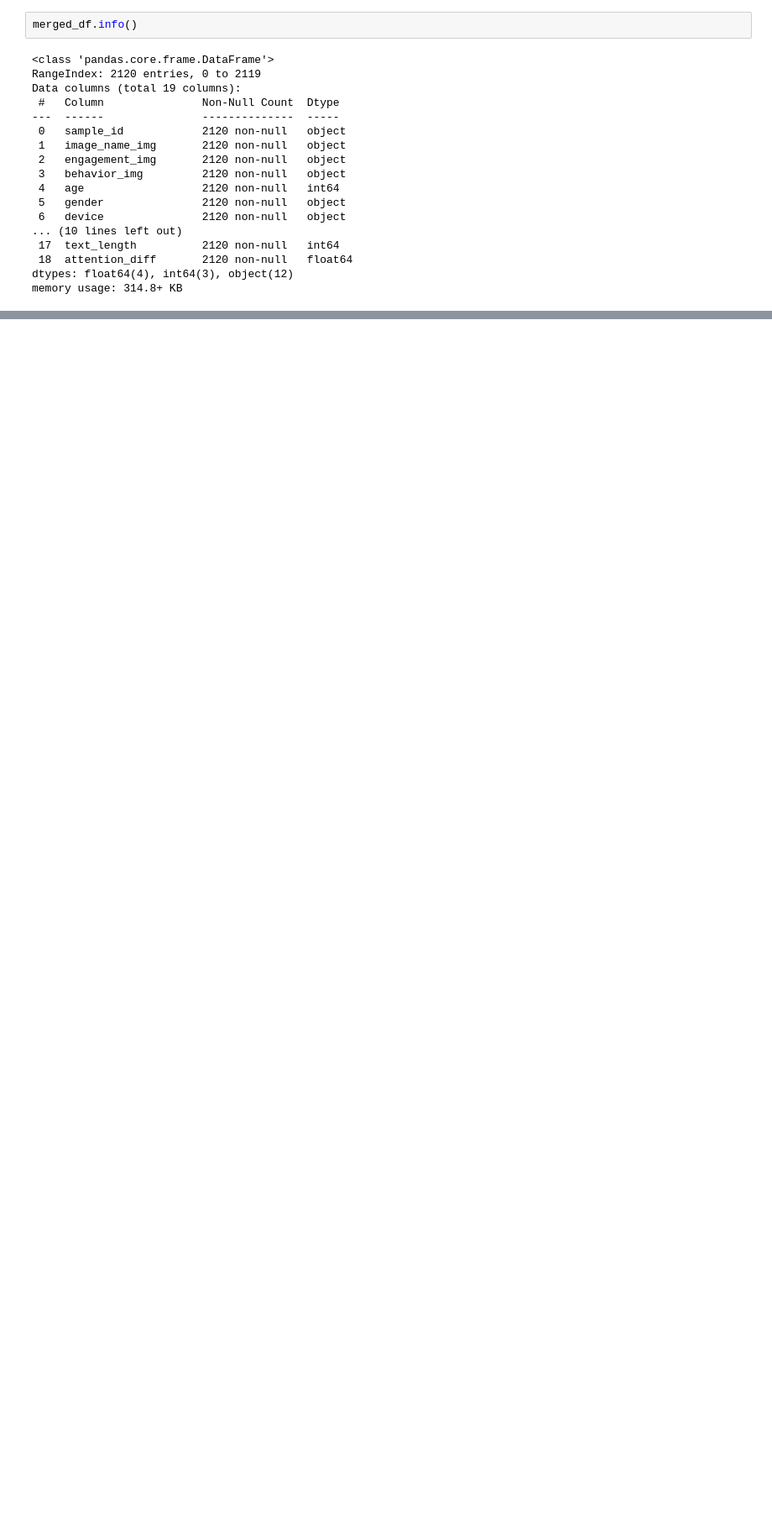
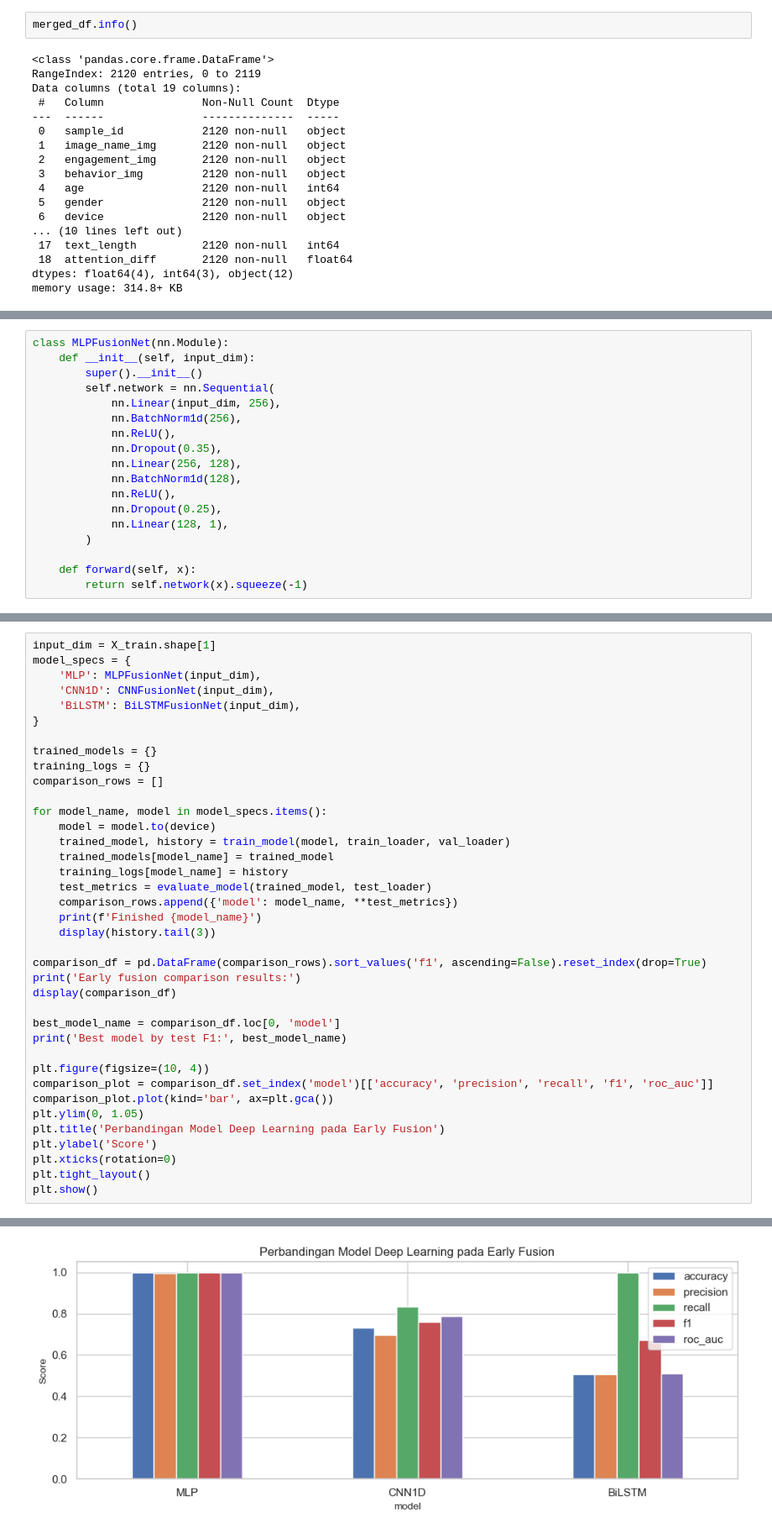
Before and after one commit to SyahrulUB/Project_APDM_Analisis_Engagement_Student, a Jupyter notebook: EDA_Student_engagement_analysis.ipynb, the cells around one changed output, grey strips where cells are left out. Shown at 84% size. Saved outputs shown, nothing was run; the diff lists cells and outputs as text; blank space fills up the shorter version.

Commit message:
Early Fusion and Deep Learning

```diff
--- a/EDA_Student_engagement_analysis.ipynb
+++ b/EDA_Student_engagement_analysis.ipynb
@@ -520,0 +676,18 @@ memory usage: 314.8+ KB
+# %%
+class MLPFusionNet(nn.Module):
+    def __init__(self, input_dim):
+        super().__init__()
+        self.network = nn.Sequential(
+            nn.Linear(input_dim, 256),
+            nn.BatchNorm1d(256),
+            nn.ReLU(),
+            nn.Dropout(0.35),
+            nn.Linear(256, 128),
+            nn.BatchNorm1d(128),
+            nn.ReLU(),
+            nn.Dropout(0.25),
+            nn.Linear(128, 1),
+        )
+
+    def forward(self, x):
+        return self.network(x).squeeze(-1)
@@ -520,0 +839,39 @@ memory usage: 314.8+ KB
+# %%
+input_dim = X_train.shape[1]
+model_specs = {
+    'MLP': MLPFusionNet(input_dim),
+    'CNN1D': CNNFusionNet(input_dim),
+    'BiLSTM': BiLSTMFusionNet(input_dim),
+}
+
+trained_models = {}
+training_logs = {}
+comparison_rows = []
+
+for model_name, model in model_specs.items():
+    model = model.to(device)
+    trained_model, history = train_model(model, train_loader, val_loader)
+    trained_models[model_name] = trained_model
+    training_logs[model_name] = history
+    test_metrics = evaluate_model(trained_model, test_loader)
+    comparison_rows.append({'model': model_name, **test_metrics})
+    print(f'Finished {model_name}')
+    display(history.tail(3))
+
+comparison_df = pd.DataFrame(comparison_rows).sort_values('f1', ascending=False).reset_index(drop=True)
+print('Early fusion comparison results:')
+display(comparison_df)
+
+best_model_name = comparison_df.loc[0, 'model']
+print('Best model by test F1:', best_model_name)
+
+plt.figure(figsize=(10, 4))
+comparison_plot = comparison_df.set_index('model')[['accuracy', 'precision', 'recall', 'f1', 'roc_auc']]
+comparison_plot.plot(kind='bar', ax=plt.gca())
+plt.ylim(0, 1.05)
+plt.title('Perbandingan Model Deep Learning pada Early Fusion')
+plt.ylabel('Score')
+plt.xticks(rotation=0)
+plt.tight_layout()
+plt.show()
+# %% [output]
@@ -520,0 +899 @@ memory usage: 314.8+ KB
+[figure, added]
```
Also changed, not shown: parts of 13 cells of this notebook.
